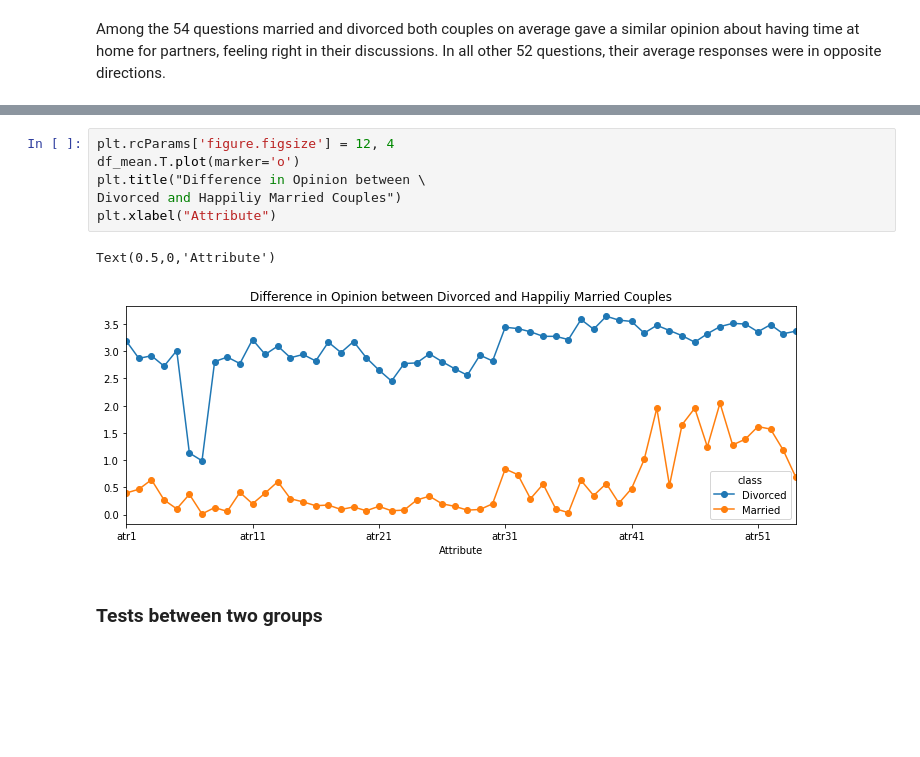
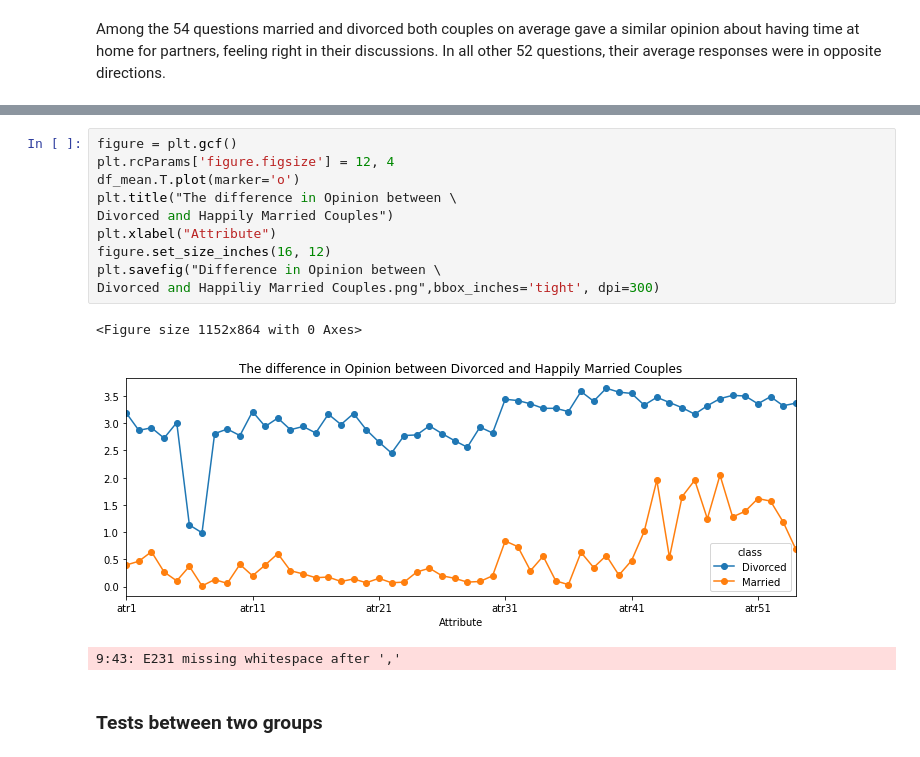
Before and after one commit to ranamahmud/write-a-data-science-blog-post-udacity, a Jupyter notebook: Project 1 Write A Data Science Blog Post.ipynb, the cells around one changed output, grey strips where cells are left out. Cells and saved outputs as stored; diff of their text form; blank space fills up the shorter version.

```diff
--- a/Project 1 Write A Data Science Blog Post.ipynb
+++ b/Project 1 Write A Data Science Blog Post.ipynb
@@ -393,14 +393,19 @@ df_mean.head()
 | Married | 0.395349 | 0.465116 | 0.639535 | 0.267442 | 0.104651 | 0.372093 | 0.011628 | 0.127907 | 0.058140 | 0.406977 | ... | ... |
 2 rows × 54 columns
 # %%
+figure = plt.gcf()
 plt.rcParams['figure.figsize'] = 12, 4
 df_mean.T.plot(marker='o')
-plt.title("Difference in Opinion between \
-Divorced and Happiliy Married Couples")
+plt.title("The difference in Opinion between \
+Divorced and Happily Married Couples")
 plt.xlabel("Attribute")
+figure.set_size_inches(16, 12)
+plt.savefig("Difference in Opinion between \
+Divorced and Happiliy Married Couples.png",bbox_inches='tight', dpi=300)
 # %% [output]
-Text(0.5,0,'Attribute')
+<Figure size 1152x864 with 0 Axes>
-[figure, old version]
+[figure, new version]
+9:43: E231 missing whitespace after ','
 # %% [markdown]
 ###  Tests between two groups
 # %% [markdown]
```
Also changed, not shown: parts of 9 cells of this notebook, 10 other files.
